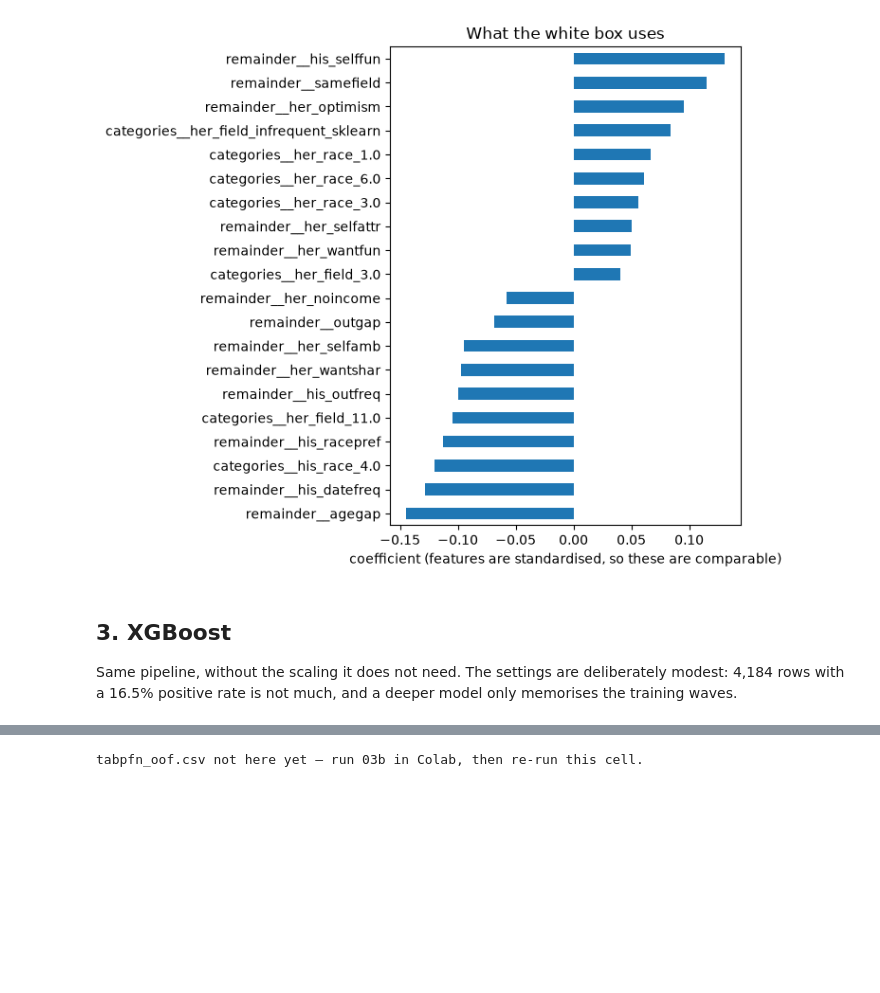
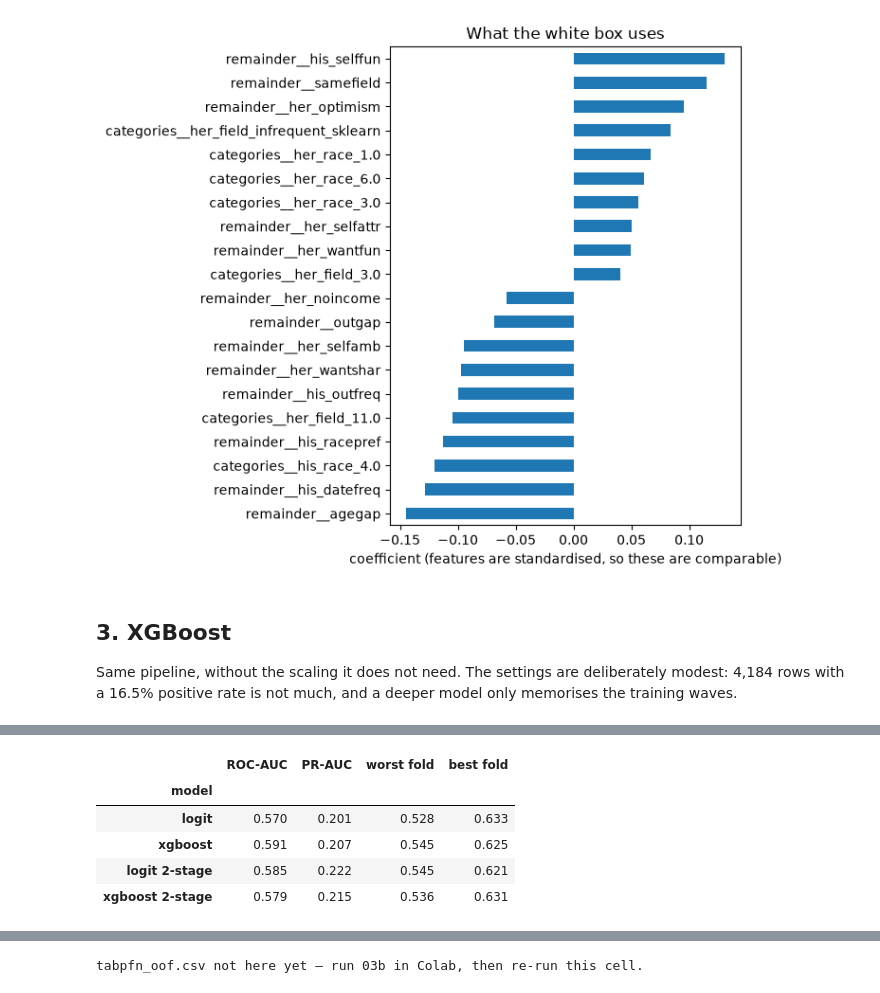
Before and after one commit to ithierda/isaf-group-rito-mitsouka, a Jupyter notebook: notebooks/03_models.ipynb, the cells around one changed output, grey strips where cells are left out. Saved outputs shown, nothing was run; the diff lists cells and outputs as text; code cells hidden in the pictures; blank space fills up the shorter version.

```diff
--- a/notebooks/03_models.ipynb
+++ b/notebooks/03_models.ipynb
@@ -162,0 +195,30 @@ predictions missing: 0
+# %%
+def two_stage(final_step, scale):
+    encode = ColumnTransformer(
+        [("categories", OneHotEncoder(min_frequency=0.03, handle_unknown="infrequent_if_exist",
+                                      sparse_output=False), SIDE_CATEGORICAL)],
+        remainder="passthrough")
+    steps = [encode, SimpleImputer(strategy="median")]
+    if scale:
+        steps.append(StandardScaler())
+    return make_pipeline(*steps, final_step)
+
+BUILDERS = {
+    "logit 2-stage": lambda: two_stage(LogisticRegression(max_iter=3000, C=0.05, l1_ratio=1,
+                                                          solver="liblinear"), scale=True),
+    "xgboost 2-stage": lambda: two_stage(XGBClassifier(n_estimators=300, max_depth=4,
+                                                       learning_rate=0.05, subsample=0.8,
+                                                       colsample_bytree=0.8, eval_metric="logloss",
+                                                       random_state=0), scale=False),
+}
+
+for name, build in BUILDERS.items():
+    oof[name] = np.nan
+    for k in sorted(table.fold.unique()):
+        train, test = table.fold != k, table.fold == k
+        model = build().fit(pd.concat([hers[train], his[train]]),
+                            pd.concat([table.her_dec[train], table.his_dec[train]]))
+        oof.loc[test, name] = (model.predict_proba(hers[test])[:, 1]
+                               * model.predict_proba(his[test])[:, 1])
+
+print("predictions missing:", oof[list(BUILDERS)].isna().sum().sum())
@@ -162,0 +233,20 @@ predictions missing: 0
+# %%
+def score(column):
+    per_fold = [roc_auc_score(g.match, g[column]) for _, g in oof.groupby("fold")]
+    return {"ROC-AUC": round(roc_auc_score(oof.match, oof[column]), 3),
+            "PR-AUC": round(average_precision_score(oof.match, oof[column]), 3),
+            "worst fold": round(min(per_fold), 3),
+            "best fold": round(max(per_fold), 3)}
+
+ALL = list(MODELS) + list(BUILDERS)
+
+results = pd.DataFrame({name: score(name) for name in ALL}).T
+results.index.name = "model"
+results
+# %% [output]
+|  | ROC-AUC | PR-AUC | worst fold | best fold |
+| model |  |  |  |  |
+| logit | 0.570 | 0.201 | 0.528 | 0.633 |
+| xgboost | 0.591 | 0.207 | 0.545 | 0.625 |
+| logit 2-stage | 0.585 | 0.222 | 0.545 | 0.621 |
+| xgboost 2-stage | 0.579 | 0.215 | 0.536 | 0.631 |
```
Also changed, not shown: parts of 16 cells of this notebook, 5 other files.
